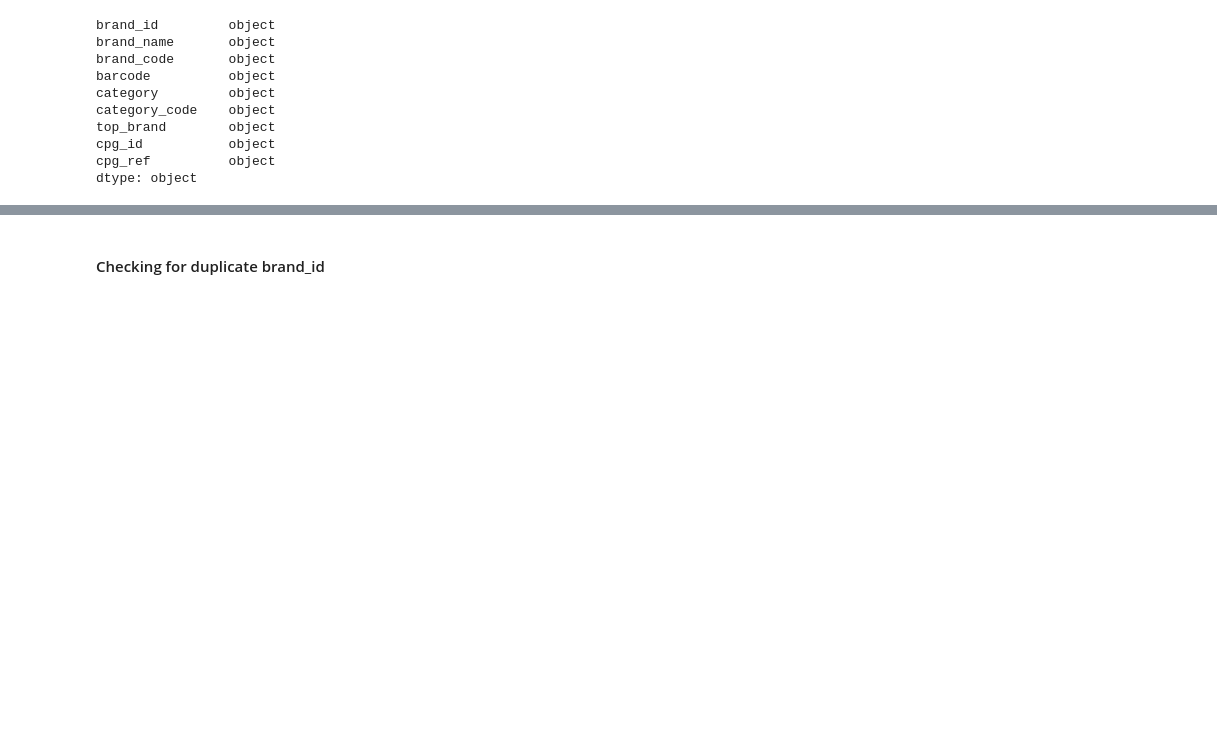
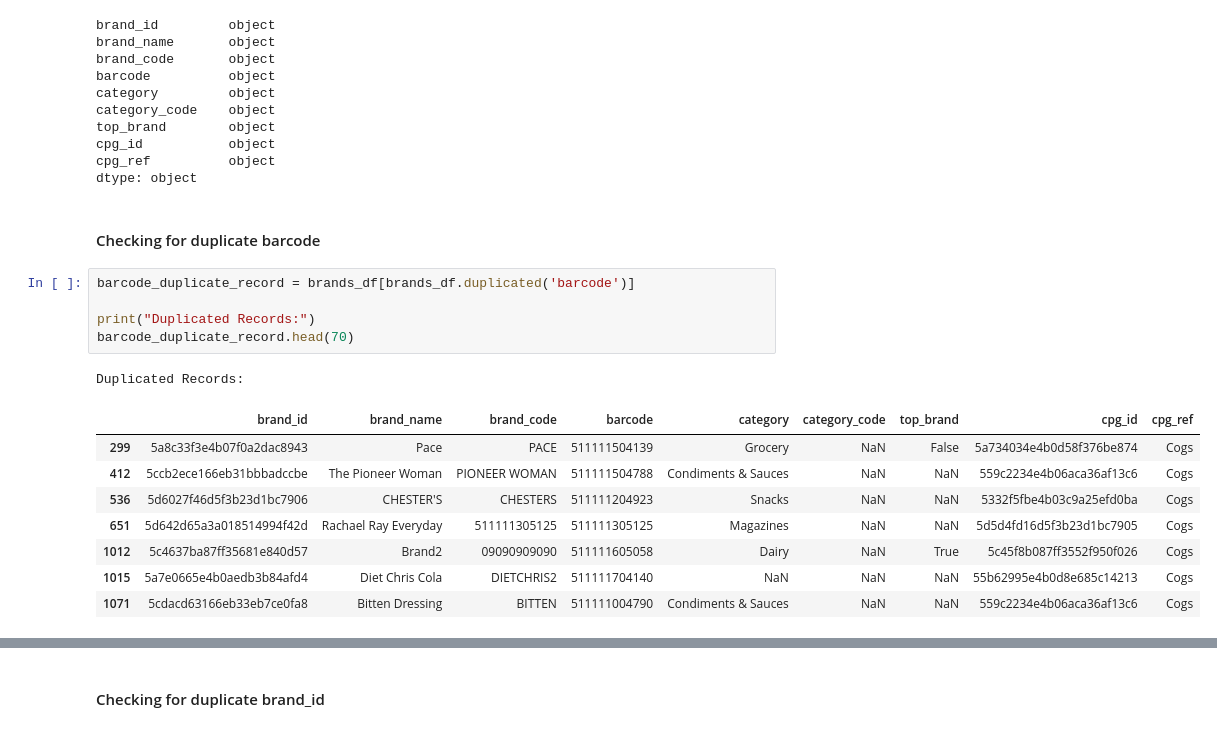
Before and after one commit to sayeedahmed01/analytics-engineer-task, a Jupyter notebook: scripts/data_quality_checks.ipynb, the cells around one changed output, grey strips where cells are left out. Saved outputs shown, nothing was run; the diff lists cells and outputs as text; blank space fills up the shorter version.

```diff
--- a/scripts/data_quality_checks.ipynb
+++ b/scripts/data_quality_checks.ipynb
@@ -386,3 +386,20 @@ top_brand        object
 cpg_id           object
 cpg_ref          object
 dtype: object
+# %% [markdown]
+#### Checking for duplicate barcode
+# %%
+barcode_duplicate_record = brands_df[brands_df.duplicated('barcode')]
+
+print("Duplicated Records:")
+barcode_duplicate_record.head(70)
+# %% [output]
+Duplicated Records:
+|  | brand_id | brand_name | brand_code | barcode | category | category_code | top_brand | cpg_id | cpg_ref |
+| 299 | 5a8c33f3e4b07f0a2dac8943 | Pace | PACE | 511111504139 | Grocery | NaN | False | 5a734034e4b0d58f376be874 | Cogs |
+| 412 | 5ccb2ece166eb31bbbadccbe | The Pioneer Woman | PIONEER WOMAN | 511111504788 | Condiments & Sauces | NaN | NaN | 559c2234e4b06aca36af13c6 | Cogs |
+| 536 | 5d6027f46d5f3b23d1bc7906 | CHESTER'S | CHESTERS | 511111204923 | Snacks | NaN | NaN | 5332f5fbe4b03c9a25efd0ba | Cogs |
+| 651 | 5d642d65a3a018514994f42d | Rachael Ray Everyday | 511111305125 | 511111305125 | Magazines | NaN | NaN | 5d5d4fd16d5f3b23d1bc7905 | Cogs |
+| 1012 | 5c4637ba87ff35681e840d57 | Brand2 | 09090909090 | 511111605058 | Dairy | NaN | True | 5c45f8b087ff3552f950f026 | Cogs |
+| 1015 | 5a7e0665e4b0aedb3b84afd4 | Diet Chris Cola | DIETCHRIS2 | 511111704140 | NaN | NaN | NaN | 55b62995e4b0d8e685c14213 | Cogs |
+| 1071 | 5cdacd63166eb33eb7ce0fa8 | Bitten Dressing | BITTEN | 511111004790 | Condiments & Sauces | NaN | NaN | 559c2234e4b06aca36af13c6 | Cogs |
```
Also changed, not shown: parts of 3 cells of this notebook, 7 other files.
